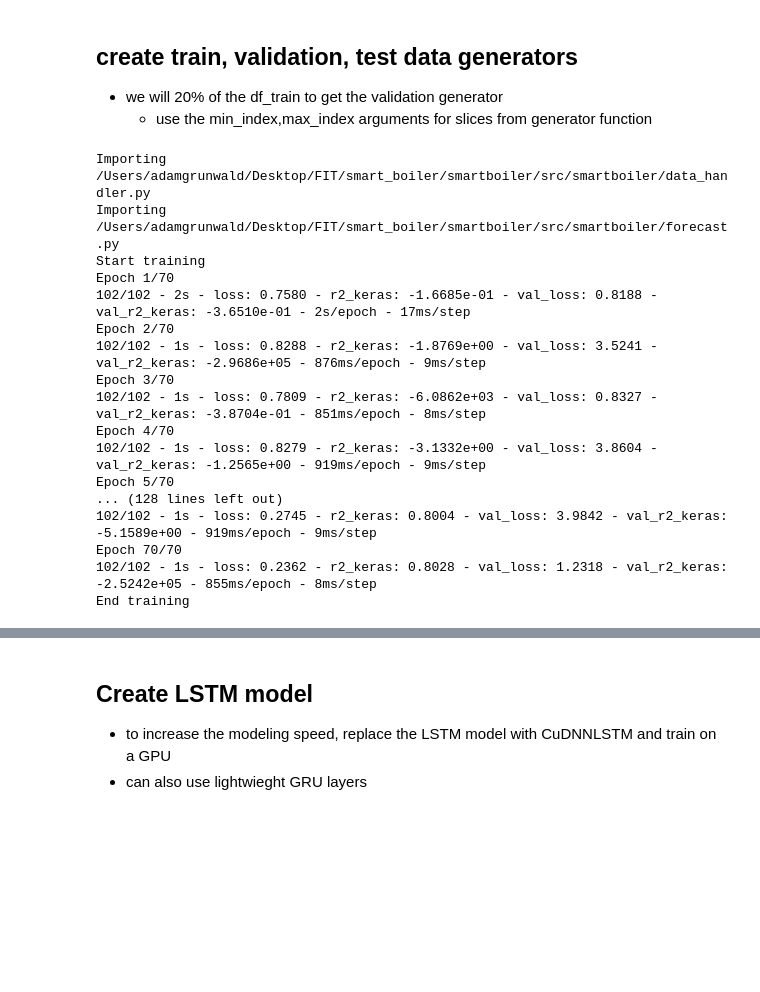
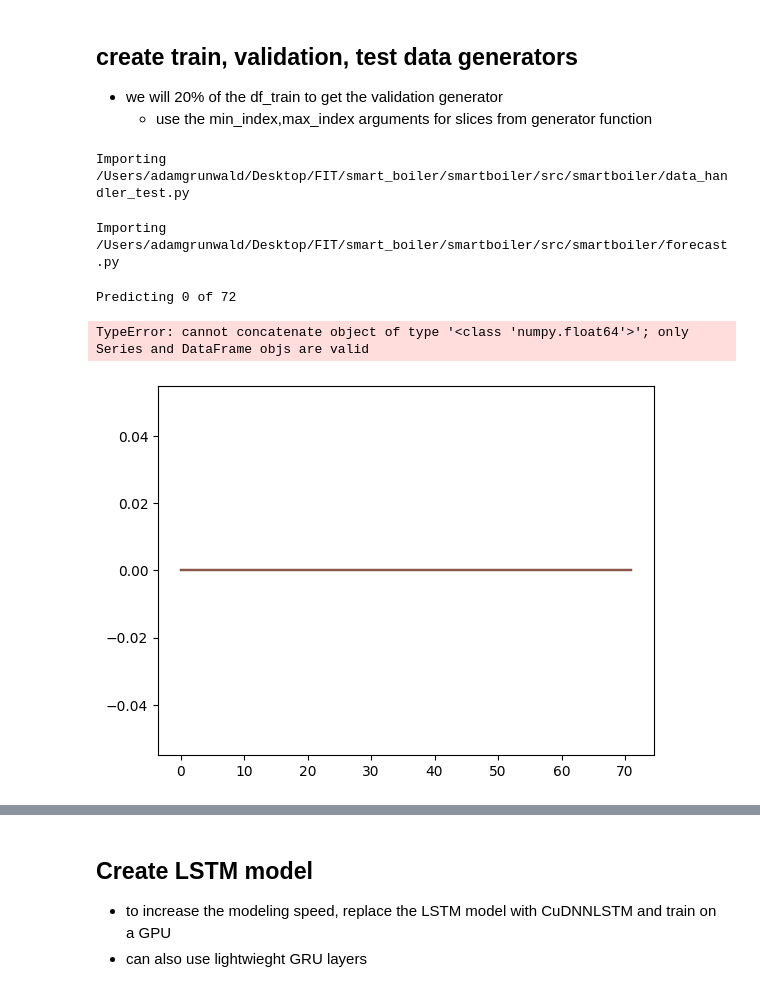
Before and after one commit to grinwi/smartboiler, a Jupyter notebook: src/smartboiler/lstm_example_with_multivariate_time_series 2.ipynb, the cells around one changed output, grey strips where cells are left out. Drawn from its saved outputs; the diff is of its cells as text; code cells hidden in the pictures; blank space fills up the shorter version.

```diff
--- a/src/smartboiler/lstm_example_with_multivariate_time_series 2.ipynb
+++ b/src/smartboiler/lstm_example_with_multivariate_time_series 2.ipynb
@@ -334,7 +323,7 @@ of the data for validation and another one for testing.
 from pytz import utc
 import pandas as pd
 import numpy as np
-from data_handler import DataHandler
+from data_handler_test import DataHandlerTest
 from forecast import Forecast
 from datetime import datetime, timedelta
 start_of_data = datetime(2023, 11, 1)
@@ -348,10 +337,15 @@ dataHandler = DataHandlerTest(
     "shelly1pm_84cca8b07eae",
     "shelly1pm_84cca8b07eae_power",
     "esphome_web_c771e8_tmp3",
+    "esphome_web_c771e8_ntc_temperature_b_constant",
     "esphome_web_c771e8_ntc_temperature_b_constant_2",
     "klara_z_iphone",
+    49.412897925874184,
+    16.514843458109933,
 start_of_data,
 )
+
+
 # use previous 450 samples to predict next target ('pollution') samples
 
 predicted_columns = [
@@ -366,27 +360,34 @@ predicted_columns = [
 
 
 forecast = Forecast(dataHandler, start_of_data=start_of_data, model_path='lstm_model_zukalovi.keras', predicted_columns=predicted_columns)
-# forecast.load_model(left_time_interval=start_of_data, right_time_interval=end_of_training_data)
+forecast.load_model(left_time_interval=start_of_data, right_time_interval=end_of_training_data)
 
-forecast.train_model(df_training_data=df_train_norm)
-forecast.build_model(
-)
-forecast.fit_model()
+# forecast.train_model(df_training_data=df_train_norm)
+# forecast.build_model(
+# )
+# forecast.fit_model()
 # %% [output]
-Importing /Users/adamgrunwald/Desktop/FIT/smart_boiler/smartboiler/src/smartboiler/data_handler.py
-Importing /Users/adamgrunwald/Desktop/FIT/smart_boiler/smartboiler/src/smartboiler/forecast.py
-Start training
-Epoch 1/70
-102/102 - 2s - loss: 0.7580 - r2_keras: -1.6685e-01 - val_loss: 0.8188 - val_r2_keras: -3.6510e-01 - 2s/epoch - 17ms/step
-Epoch 2/70
-102/102 - 1s - loss: 0.8288 - r2_keras: -1.8769e+00 - val_loss: 3.5241 - val_r2_keras: -2.9686e+05 - 876ms/epoch - 9ms/step
-Epoch 3/70
-102/102 - 1s - loss: 0.7809 - r2_keras: -6.0862e+03 - val_loss: 0.8327 - val_r2_keras: -3.8704e-01 - 851ms/epoch - 8ms/step
-Epoch 4/70
-102/102 - 1s - loss: 0.8279 - r2_keras: -3.1332e+00 - val_loss: 3.8604 - val_r2_keras: -1.2565e+00 - 919ms/epoch - 9ms/step
-Epoch 5/70
-... (128 lines left out)
-102/102 - 1s - loss: 0.2745 - r2_keras: 0.8004 - val_loss: 3.9842 - val_r2_keras: -5.1589e+00 - 919ms/epoch - 9ms/step
-Epoch 70/70
-102/102 - 1s - loss: 0.2362 - r2_keras: 0.8028 - val_loss: 1.2318 - val_r2_keras: -2.5242e+05 - 855ms/epoch - 8ms/step
-End training
+Importing /Users/adamgrunwald/Desktop/FIT/smart_boiler/smartboiler/src/smartboiler/data_handler_test.py
+Importing /Users/adamgrunwald/Desktop/FIT/smart_boiler/smartboiler/src/smartboiler/forecast.py
+# %%
+one_week_prediction = []
+number_of_30_minutes = 3*24
+end_train = datetime(2023,12,29, 0, 0, 0)
+start_of_data_loader_for_forecast = end_train
+end_of_data_loader_for_forecast = end_train + timedelta(hours=84)
+
+
+
+
+for i in range(0, number_of_30_minutes):
+    if i % 20 == 0:
+        print(f"Predicting {i} of {number_of_30_minutes}")
+    next_steps, _ = forecast.get_forecast_next_steps(left_time_interval=start_of_data_loader_for_forecast, right_time_interval=end_of_data_loader_for_forecast)
+    one_week_prediction.append(next_steps)
+    start_of_data_loader_for_forecast += timedelta(minutes=60)
+    end_of_data_loader_for_forecast += timedelta(minutes=60)
+# %% [output]
+Predicting 0 of 72
+TypeError: cannot concatenate object of type '<class 'numpy.float64'>'; only Series and DataFrame objs are valid
+# %%
+concacted = pd.concat(one_week_prediction)
@@ -393,3 +398,13 @@ End training
+# %%
+new_df = pd.DataFrame(concacted[0].values.reshape(-1, 6), columns=['col1', 'col2', 'col3', 'col4', 'col5', 'col6'])
+
+# Display the new DataFrame
+import matplotlib.pyplot as plt
+for x in range(1, 7):
+    plt.plot(new_df[f'col{x}'])
+# plt.plot(real_data['longtime_mean'])
+# %% [output]
+[figure, added]
 # %%
 from sklearn.metrics import mean_squared_error
 from scipy import stats
```
Also changed, not shown: parts of 12 cells of this notebook, 2 other files.
